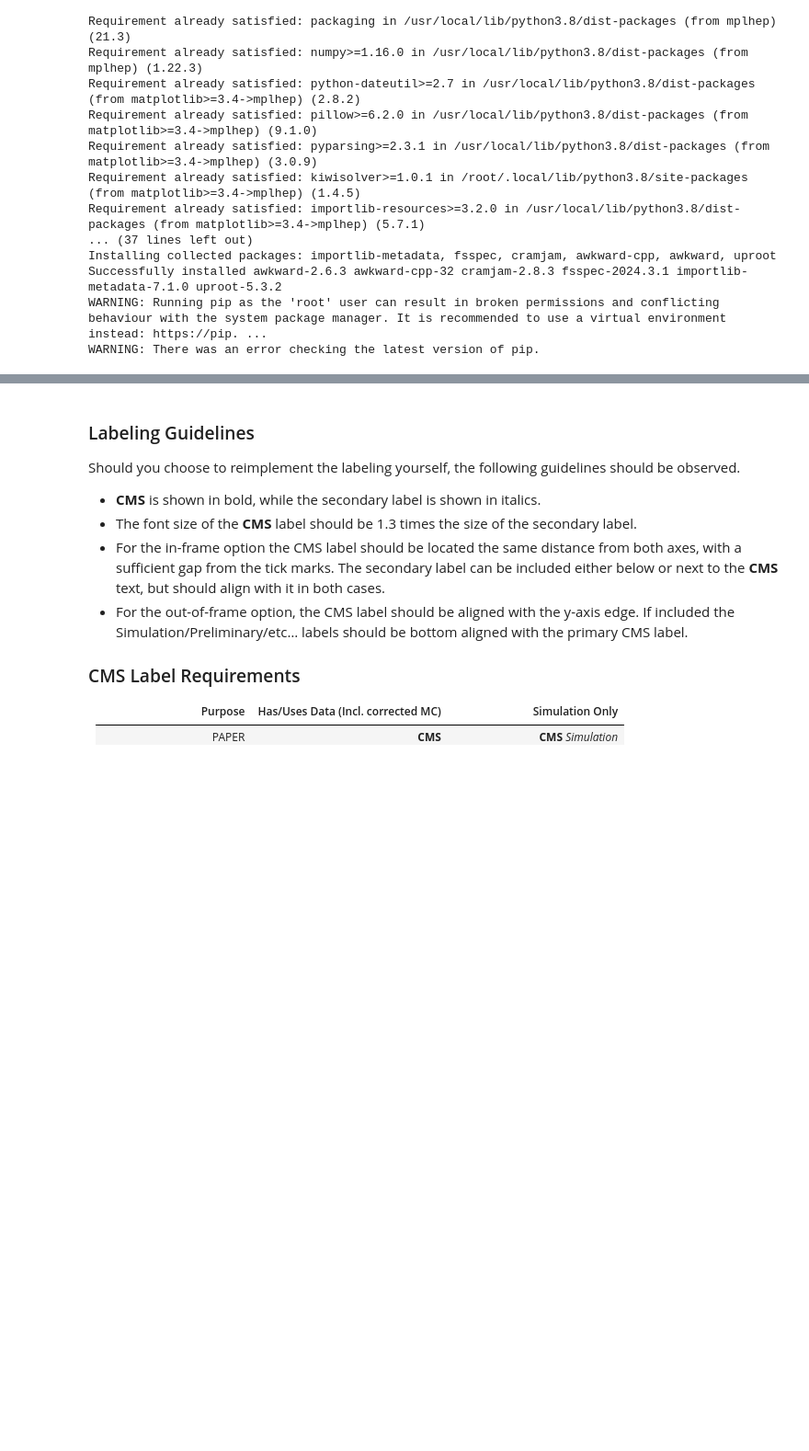
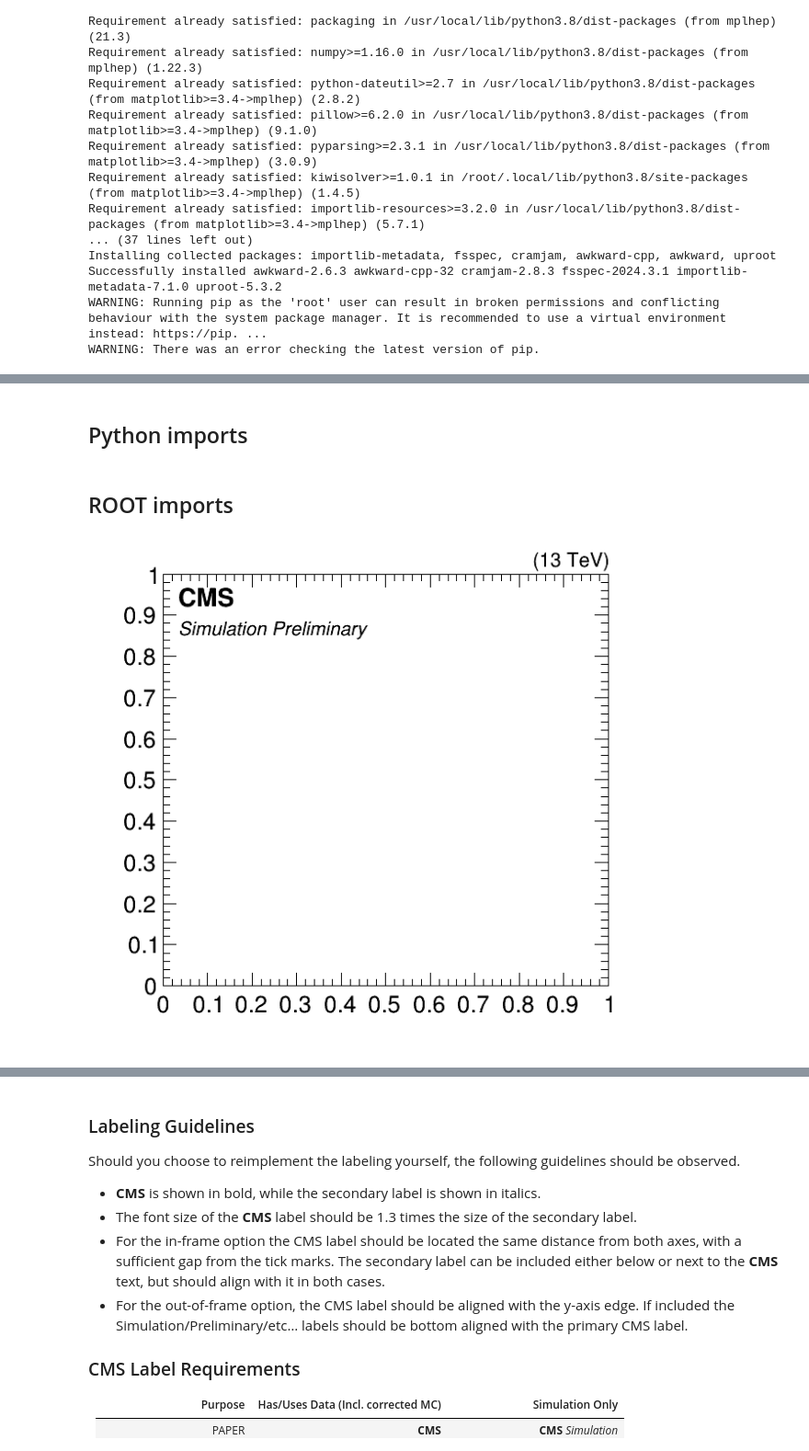
Before and after one commit to ttedeschi/tutorial_CAT, a Jupyter notebook: tutorial_CAT.ipynb, the cells around one changed output, grey strips where cells are left out. Shown at 92% size. Saved outputs shown, nothing was run; the diff lists cells and outputs as text; code cells hidden in the pictures; blank space fills up the shorter version.

```diff
--- a/tutorial_CAT.ipynb
+++ b/tutorial_CAT.ipynb
@@ -43,3 +42,5 @@ Effectively two positions are allowed - "in-frame" and "out-of-frame", unless pa
 
 <img src="images/ex_labelin.png" width="300"/>
 <img src="images/ex_labelout.png" width="300"/>
+# %% [markdown]
+## Python imports
@@ -45,0 +55,2 @@ Effectively two positions are allowed - "in-frame" and "out-of-frame", unless pa
+# %% [markdown]
+## ROOT imports
@@ -45,0 +61,8 @@ Effectively two positions are allowed - "in-frame" and "out-of-frame", unless pa
+# %%
+### In-frame
+CMS.SetExtraText("Simulation Preliminary")
+CMS.SetLumi("")
+canv = CMS.cmsCanvas('', 0, 1, 0, 1, '', '', square = CMS.kSquare, extraSpace=0.01, iPos=11)
+canv.Draw()
+# %% [output]
+[figure, added]
```
Also changed, not shown: parts of 37 cells of this notebook.
